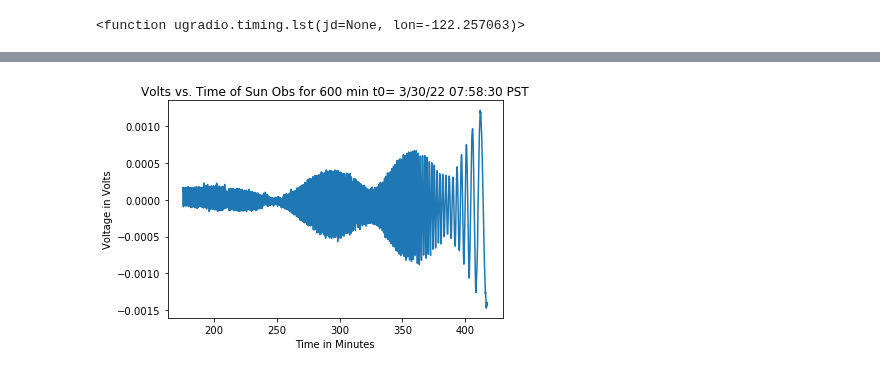
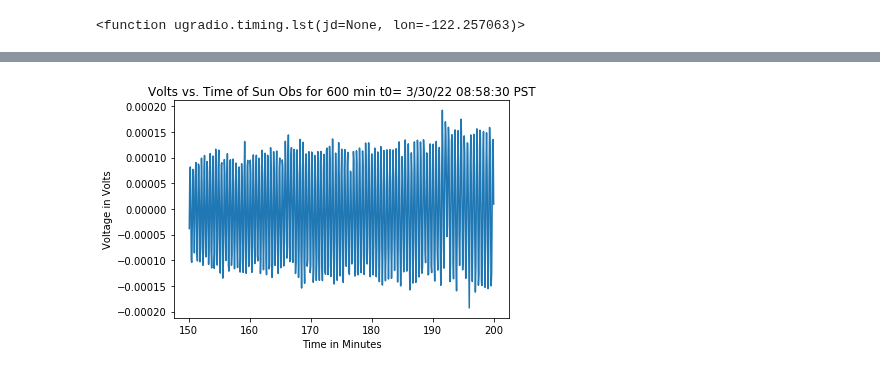
Before and after one commit to nolanylee/astro121lab, a Jupyter notebook: Sun Data??.ipynb, the cells around one changed output, grey strips where cells are left out. Cells and saved outputs as stored; diff of their text form; code cells hidden in the pictures.

```diff
--- a/Sun Data??.ipynb
+++ b/Sun Data??.ipynb
@@ -51,12 +55,14 @@ plt.show()
 # %%
+cond = (sun_times/60 > 150) & (sun_times/60 < 200)
+
 plt.figure()
 plt.xlabel("Time in Minutes")
 plt.ylabel("Voltage in Volts")
-plt.title("Volts vs. Time of Sun Obs for 600 min t0= 3/30/22 07:58:30 PST")
-plt.plot(sun_times[2100:]/60, sun_volts[2100:])
+plt.title("Volts vs. Time of Sun Obs for 600 min t0= 3/30/22 08:58:30 PST")
+plt.plot(sun_times[cond]/60, sun_volts[cond])
 plt.show()
 # %% [output]
-[figure, old version]
+[figure, new version]
 # %%
 plt.figure()
 plt.plot(sun_times, sun_volts)
```
Also changed, not shown: parts of 15 cells of this notebook.
